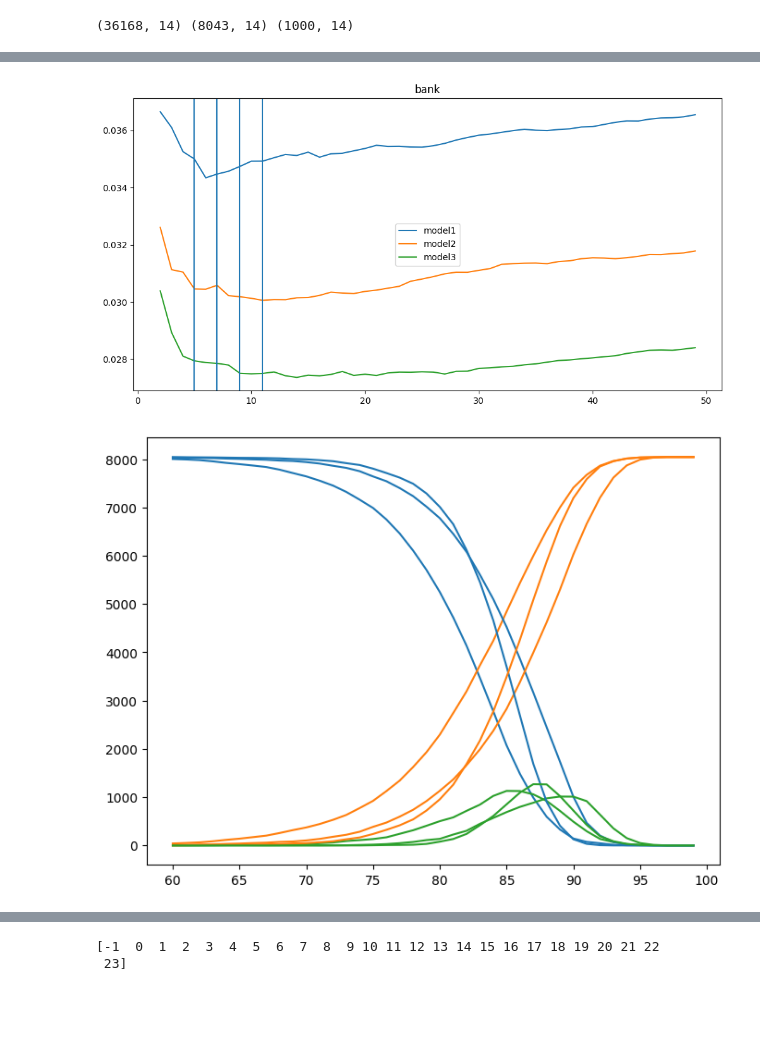
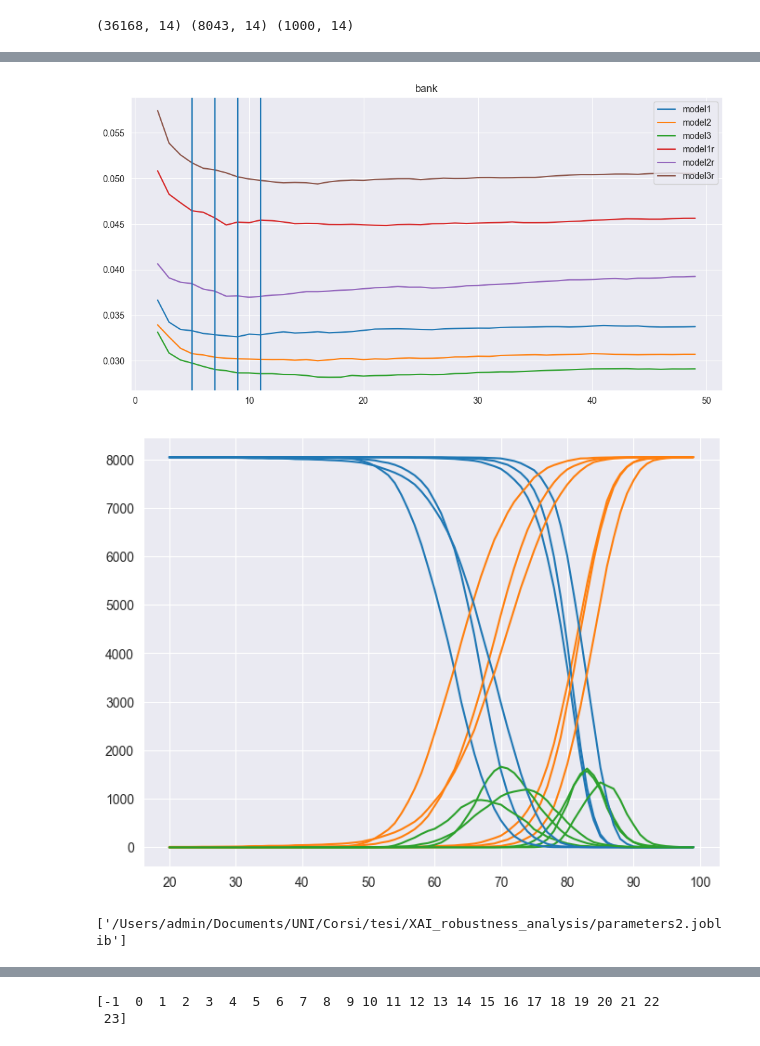
Before and after one commit to MatteoVicenzino/XAI_robustness_analysis, a Jupyter notebook: tuning.ipynb, the cells around one changed output, grey strips where cells are left out. Cells and saved outputs as stored; diff of their text form; code cells hidden in the pictures; blank space fills up the shorter version.

```diff
--- a/tuning.ipynb
+++ b/tuning.ipynb
@@ -23,3 +24,5 @@ warnings.filterwarnings('ignore')
 To enable the following instructions: AVX2 FMA, in other operations, rebuild TensorFlow with the appropriate compiler flags.
 # %%
+model_list = ['model1', 'model2', 'model3', 'model1r', 'model2r', 'model3r']
+
 param_dict = joblib.load(os.path.join(os.getcwd(), "parameters.joblib"))
@@ -26,11 +56,10 @@ param_dict = joblib.load(os.path.join(os.getcwd(), "parameters.joblib"))
 # %%
 dataset_name = "bank"
 
-agg = "ensemble"
-neigh = "medoid"
+agg = "mean" # ensemble mean
+neigh = "medoid" # medoid random
+methods_labels = ["IG", "DL", "LRP", agg]
 
-model_list = ['model1', 'model2', 'model3']
-methods_labels = ["IG", "DL", "LRP", agg]
 folder = os.path.join(os.getcwd(), f"results_{neigh}")
 # %%
 dataset = ds.Dataset(dataset_name)
@@ -72,6 +106,6 @@ for model_name in model_list:
 # %%
 plt.figure(figsize=(12,6))
-for model_name in model_list:
+for model_name in [m for m in model_list]: # if m != 'model1' and m != 'model2' and m != 'model3'
     folder_ = os.path.join(folder, f"{dataset_name}_{model_name}")
 
     rho_valid = np.load(os.path.join(folder_, "validation", f"robustness_{agg}_{neigh}.npy"))
@@ -96,6 +130,6 @@ plt.title(dataset_name)
 plt.legend()
 plt.show()
 # %% [output]
-[figure, old version]
+[figure, new version]
 # %%
 k_r = 7
@@ -103,35 +137,37 @@ k_r = 7
 # %%
 plt.figure(figsize=(8,6))
 for model_name in model_list:
     folder_ = os.path.join(folder, f"{dataset_name}_{model_name}")
 
     rho_valid = np.load(os.path.join(folder_, "validation", f"robustness_{agg}_{neigh}.npy"))
     rho_valid = np.nan_to_num(rho_valid)
     rob_= rho_valid[:,3]
 
 
     regr = KNeighborsRegressor(n_neighbors=k_r).fit(X_val_or, rob_)
     rob_hat= regr.predict(X_val_or)
 
     non_robust = []
     robust = []
     other_=[]
 
-    for th in range(60, 100):
+    for th in range(20, 100):
         th = th/100
 
         robust.append(len(set.intersection(*map(set, [np.where(rob_ >= th)[0], np.where(rob_hat >= th)[0]]))))
         other_.append(len(set.intersection(*map(set, [np.where(rob_ >= th)[0], np.where(rob_hat < th)[0]]))))
         non_robust.append(len(np.where(rob_<th)[0]))
 
-    plt.plot(range(60, 100), robust,  c = 'tab:blue')
-    plt.plot(range(60, 100), non_robust,  c = 'tab:orange')
-    plt.plot(range(60, 100), other_,  c ='tab:green')
+    plt.plot(range(20, 100), robust,  c = 'tab:blue')
+    plt.plot(range(20, 100), non_robust,  c = 'tab:orange')
+    plt.plot(range(20, 100), other_,  c ='tab:green')
 plt.show()
 # %% [output]
-[figure, old version]
+[figure, new version]
 # %%
-th = 0.80
-#param_dict[dataset_name][f"{agg}_{neigh}_th"] = th
+th = 0.70
+param_dict[dataset_name][f"{agg}_{neigh}_th"] = th
 
-#joblib.dump(param_dict, os.path.join(os.getcwd(), "parameters.joblib"))
+joblib.dump(param_dict, os.path.join(os.getcwd(), "parameters2.joblib"))
+# %% [output]
+['/Users/admin/Documents/UNI/Corsi/tesi/XAI_robustness_analysis/parameters2.joblib']
```
Also changed, not shown: parts of 23 cells of this notebook, 19 other files.
